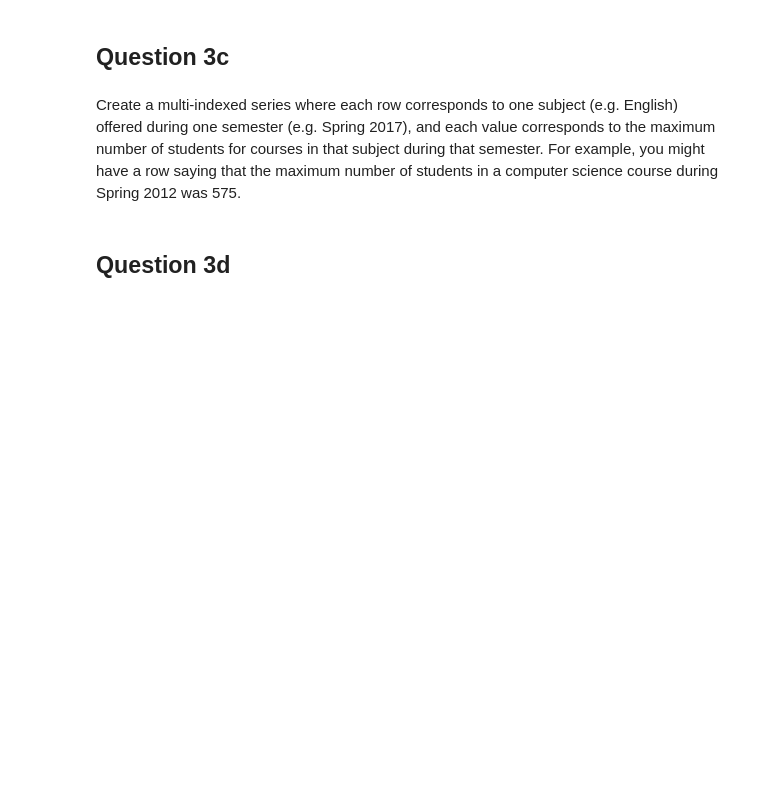
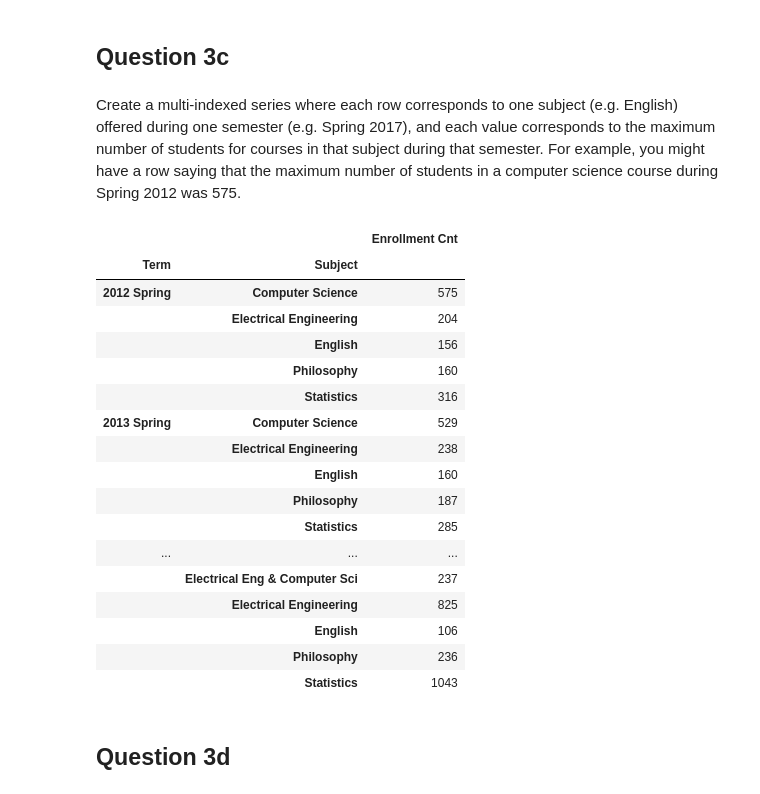
Before and after one commit to Chocobone/2025_DSV, a Jupyter notebook: hw2_for_students/hw2.ipynb, the cells around one changed output. Drawn from its saved outputs; the diff is of its cells as text; code cells hidden in the pictures; blank space fills up the shorter version.

```diff
--- a/hw2_for_students/hw2.ipynb
+++ b/hw2_for_students/hw2.ipynb
@@ -195,6 +234,26 @@ Create a series where each row correspond to one subject (e.g. English), and eac
 Create a multi-indexed series where each row corresponds to one subject (e.g. English) offered during one semester (e.g. Spring 2017), and each value corresponds to the maximum number of students for courses in that subject during that semester. For example, you might have a row saying that the maximum number of students in a computer science course during Spring 2012 was 575.
 # %%
 #YOUR CODE HERE
+df.groupby(['Term', 'Subject'])[["Enrollment Cnt"]].max()
+# %% [output]
+|  |  | Enrollment Cnt |
+| Term | Subject |  |
+| 2012 Spring | Computer Science | 575 |
+|  | Electrical Engineering | 204 |
+|  | English | 156 |
+|  | Philosophy | 160 |
+|  | Statistics | 316 |
+| 2013 Spring | Computer Science | 529 |
+|  | Electrical Engineering | 238 |
+|  | English | 160 |
+|  | Philosophy | 187 |
+|  | Statistics | 285 |
+| ... | ... | ... |
+|  | Electrical Eng & Computer Sci | 237 |
+|  | Electrical Engineering | 825 |
+|  | English | 106 |
+|  | Philosophy | 236 |
+|  | Statistics | 1043 |
 # %% [markdown]
 ## Question 3d
 # %% [markdown]
```
Also changed, not shown: parts of 11 cells of this notebook, 1 other file.
